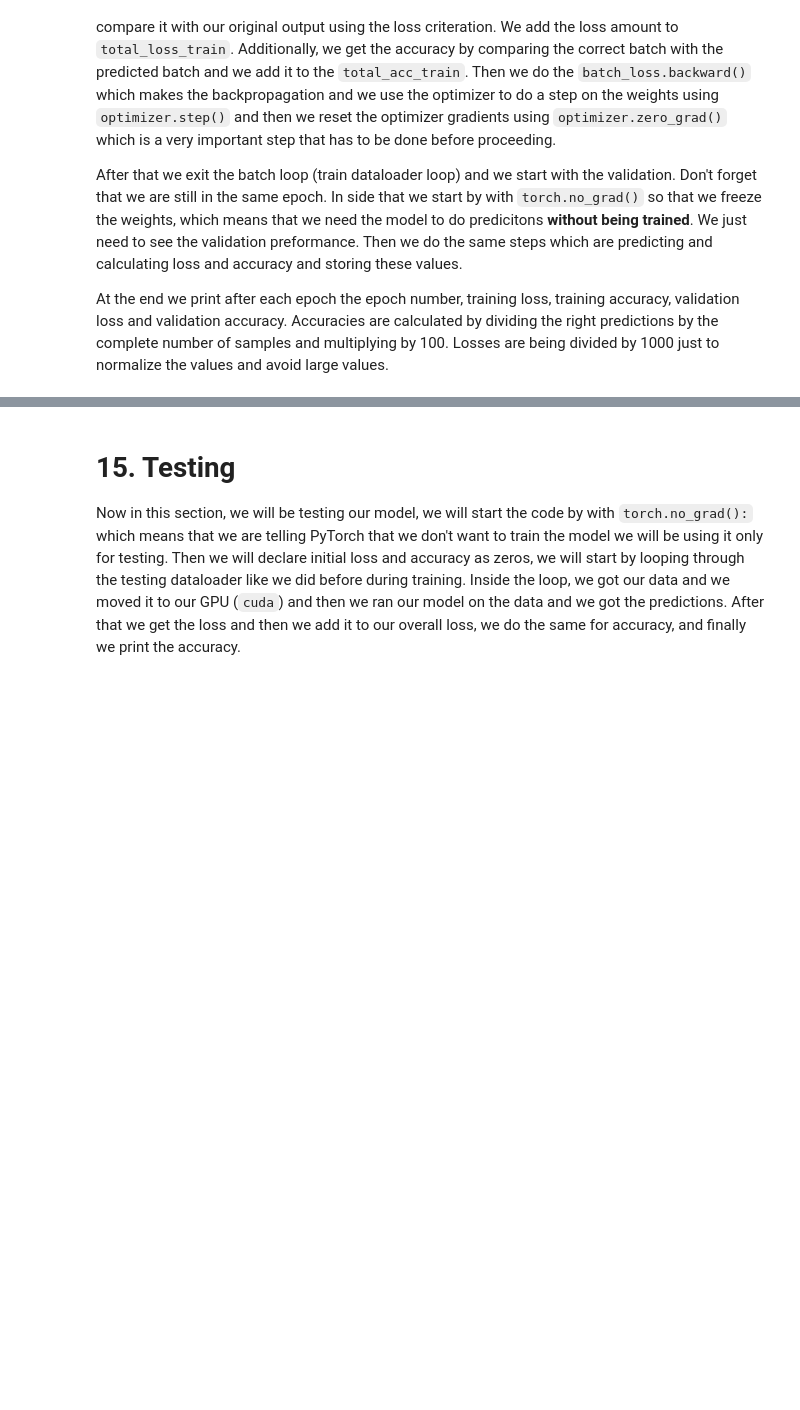
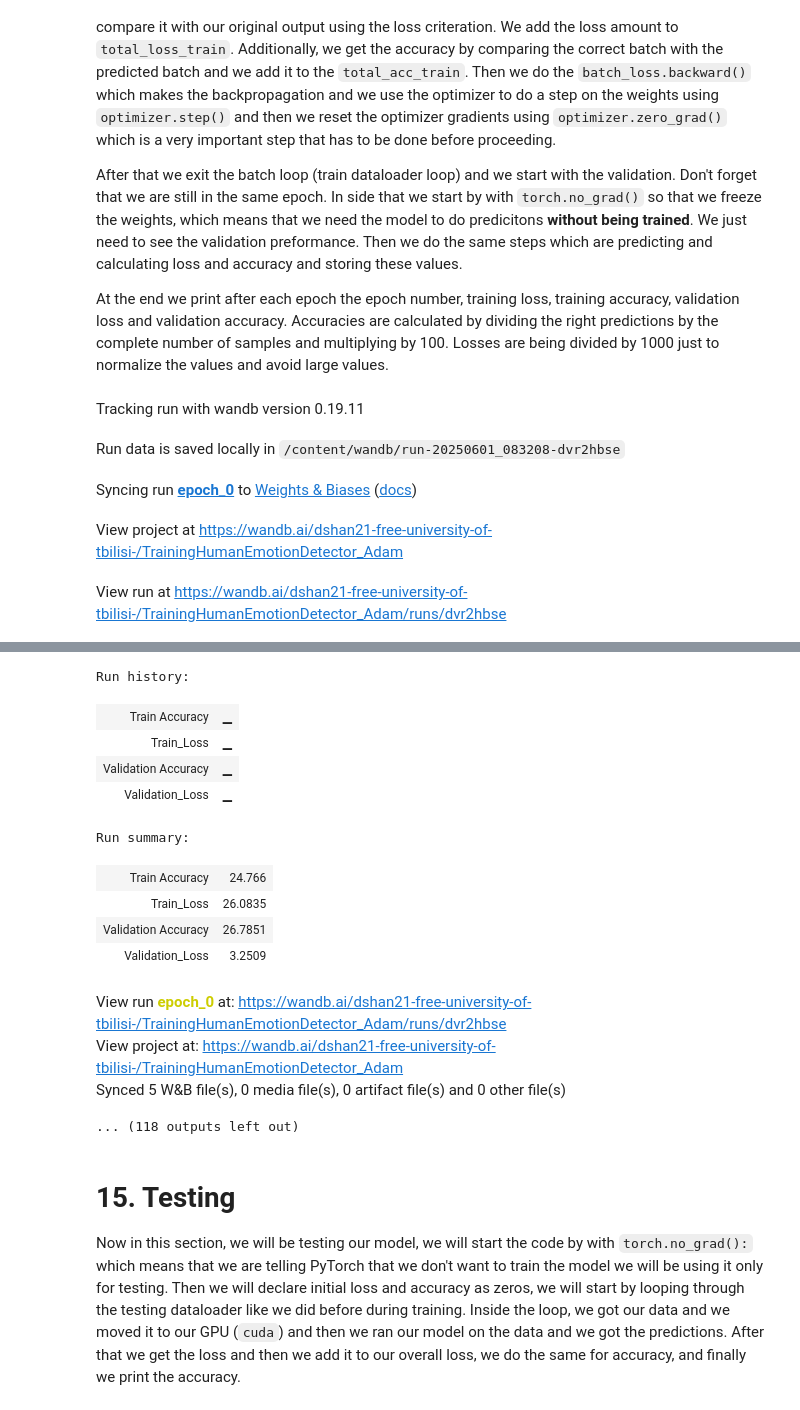
Before and after one commit to wrymp/ML_ASS_4, a Jupyter notebook: Animal_Faces_Pytorch.ipynb, the cells around one changed output, grey strips where cells are left out. Saved outputs shown, nothing was run; the diff lists cells and outputs as text; code cells hidden in the pictures; blank space fills up the shorter version.

```diff
--- a/Animal_Faces_Pytorch.ipynb
+++ b/Animal_Faces_Pytorch.ipynb
@@ -221,14 +245,29 @@ total_loss_validation_plot = []
 total_acc_train_plot = []
 total_acc_validation_plot = []
 
-
 for epoch in range(EPOCHS):
+  wandb.init(
+    project="TrainingHumanEmotionDetector_"+optimizer.__class__.__name__,
+    name=f"epoch_{epoch}",
+    config={
+    "LR": LR,
+    "batchSize": BATCH_SIZE,
+    "epochs": EPOCHS,
+    "architecture": "CNN",
+    "optimizer": optimizer.__class__.__name__,
+    "criterion": criterion.__class__.__name__,
+    })
   total_acc_train = 0
   total_loss_train = 0
   total_loss_val = 0
   total_acc_val = 0
 
   for inputs, labels in train_loader:
+    inputs = inputs.cuda()
+    labels = labels.cuda()
+
+    optimizer.zero_grad()
+    outputs = model(inputs)
     optimizer.zero_grad()
     outputs = model(inputs)
     train_loss = criterion(outputs, labels)
@@ -241,6 +280,8 @@ for epoch in range(EPOCHS):
 
   with torch.no_grad():
     for inputs, labels in val_loader:
+      inputs = inputs.cuda()
+      labels = labels.cuda()
       outputs = model(inputs)
       val_loss = criterion(outputs, labels)
       total_loss_val += val_loss.item()
@@ -252,7 +293,17 @@ for epoch in range(EPOCHS):
   total_loss_validation_plot.append(round(total_loss_val/1000, 4))
   total_acc_train_plot.append(round(total_acc_train/(train_dataset.__len__())*100, 4))
   total_acc_validation_plot.append(round(total_acc_val/(val_dataset.__len__())*100, 4))
+  wandb.log({"Train Accuracy": round((total_acc_train)/train_dataset.__len__() * 100, 4),
+             "Train_Loss": round(total_loss_train/100, 4),
+             "Validation_Loss": round(total_loss_val/100, 4),
+             "Validation Accuracy": round((total_acc_val)/val_dataset.__len__() * 100, 4)})
   print(f'''Epoch {epoch+1}/{EPOCHS}, Train Loss: {round(total_loss_train/100, 4)} Train Accuracy {round((total_acc_train)/train_dataset.__len__() * 100, 4)}
               Validation Loss: {round(total_loss_val/100, 4)} Validation Accuracy: {round((total_acc_val)/val_dataset.__len__() * 100, 4)}''')
   print("="*25)
+  wandb.finish()
 # %% [output]
+Tracking run with wandb version 0.19.11
+Run data is saved locally in /content/wandb/run-20250601_083208-dvr2hbse
+Syncing run epoch_0 to Weights & Biases (docs)
+View project at https://wandb.ai/dshan21-free-university-of-tbilisi-/TrainingHumanEmotionDetector_Adam
+View run at https://wandb.ai/dshan21-free-university-of-tbilisi-/TrainingHumanEmotionDetector_Adam/runs/dvr2hbse
@@ -260,3 +314,17 @@ RuntimeError: Input type (torch.FloatTensor) and weight type (torch.cuda.FloatTe
+Run history:
+| Train Accuracy | ▁ |
+| Train_Loss | ▁ |
+| Validation Accuracy | ▁ |
+| Validation_Loss | ▁ |
+Run summary:
+| Train Accuracy | 24.766 |
+| Train_Loss | 26.0835 |
+| Validation Accuracy | 26.7851 |
+| Validation_Loss | 3.2509 |
+View run epoch_0 at: https://wandb.ai/dshan21-free-university-of-tbilisi-/TrainingHumanEmotionDetector_Adam/runs/dvr2hbse
+View project at: https://wandb.ai/dshan21-free-university-of-tbilisi-/TrainingHumanEmotionDetector_Adam
+Synced 5 W&B file(s), 0 media file(s), 0 artifact file(s) and 0 other file(s)
+... (118 outputs left out)
 # %% [markdown]
 # 15. Testing
 Now in this section, we will be testing our model, we will start the code by with `torch.no_grad():` which means that we are telling PyTorch that we don't want to train the model we will be using it only for testing. Then we will declare initial loss and accuracy as zeros, we will start by looping through the testing dataloader like we did before during training. Inside the loop, we got our data and we moved it to our GPU (`cuda`) and then we ran our model on the data and we got the predictions. After that we get the loss and then we add it to our overall loss, we do the same for accuracy, and finally we print the accuracy.
```
Also changed, not shown: parts of 11 cells of this notebook.
